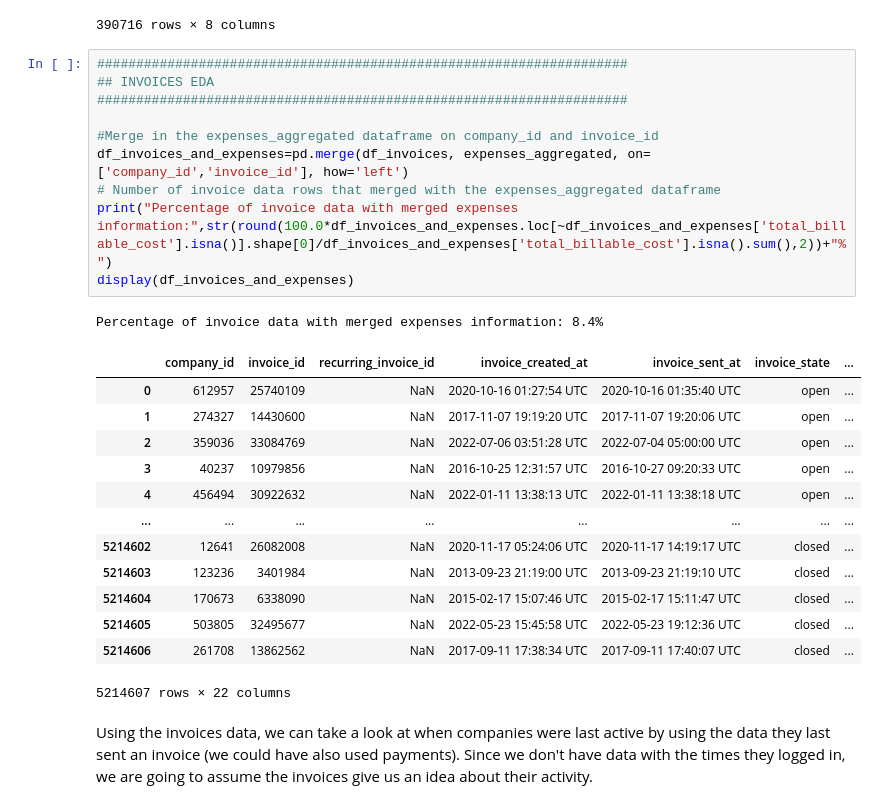
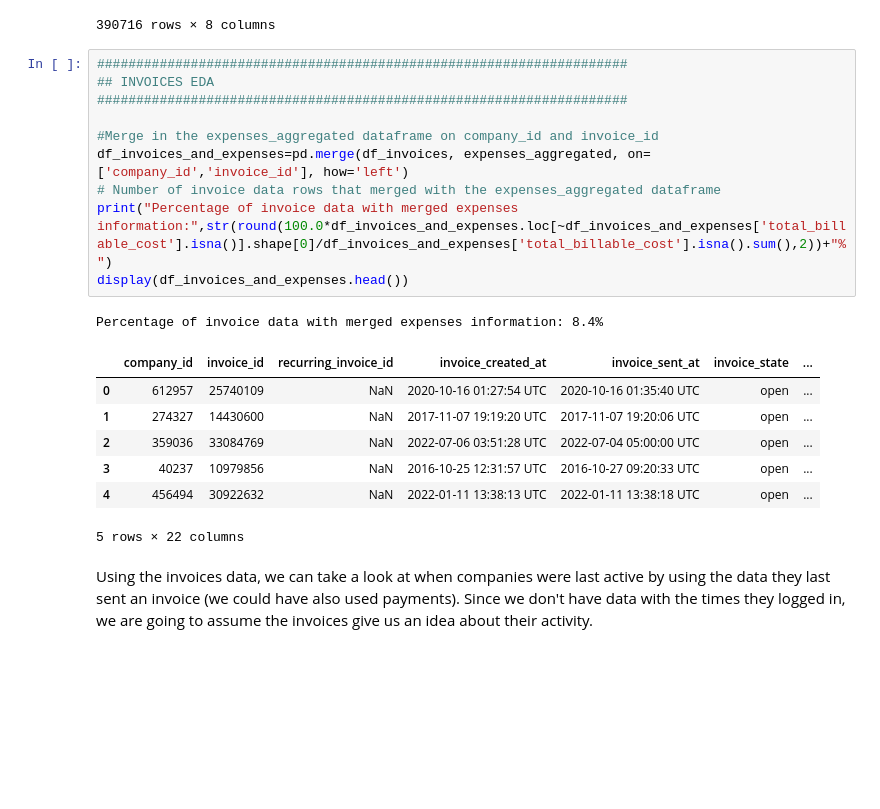
Before and after one commit to theperpetualmeatball/Harvest, a Jupyter notebook: harvest_take_home_assignment_v2.ipynb, the cells around one changed output. Cells and saved outputs as stored; diff of their text form; blank space fills up the shorter version.

```diff
--- a/harvest_take_home_assignment_v2.ipynb
+++ b/harvest_take_home_assignment_v2.ipynb
@@ -303,28 +307,22 @@ display(expenses_aggregated)
 # %%
 ####################################################################
 ## INVOICES EDA
 ####################################################################
 
 #Merge in the expenses_aggregated dataframe on company_id and invoice_id
 df_invoices_and_expenses=pd.merge(df_invoices, expenses_aggregated, on=['company_id','invoice_id'], how='left')
 # Number of invoice data rows that merged with the expenses_aggregated dataframe
 print("Percentage of invoice data with merged expenses information:",str(round(100.0*df_invoices_and_expenses.loc[~df_invoices_and_expenses['total_billable_cost'].isna()].shape[0]/df_invoices_and_expenses['total_billable_cost'].isna().sum(),2))+"%")
-display(df_invoices_and_expenses)
+display(df_invoices_and_expenses.head())
 # %% [output]
 Percentage of invoice data with merged expenses information: 8.4%
 |  | company_id | invoice_id | recurring_invoice_id | invoice_created_at | invoice_sent_at | invoice_state | ... |
 | 0 | 612957 | 25740109 | NaN | 2020-10-16 01:27:54 UTC | 2020-10-16 01:35:40 UTC | open | ... |
 | 1 | 274327 | 14430600 | NaN | 2017-11-07 19:19:20 UTC | 2017-11-07 19:20:06 UTC | open | ... |
 | 2 | 359036 | 33084769 | NaN | 2022-07-06 03:51:28 UTC | 2022-07-04 05:00:00 UTC | open | ... |
 | 3 | 40237 | 10979856 | NaN | 2016-10-25 12:31:57 UTC | 2016-10-27 09:20:33 UTC | open | ... |
 | 4 | 456494 | 30922632 | NaN | 2022-01-11 13:38:13 UTC | 2022-01-11 13:38:18 UTC | open | ... |
-| ... | ... | ... | ... | ... | ... | ... | ... |
-| 5214602 | 12641 | 26082008 | NaN | 2020-11-17 05:24:06 UTC | 2020-11-17 14:19:17 UTC | closed | ... |
-| 5214603 | 123236 | 3401984 | NaN | 2013-09-23 21:19:00 UTC | 2013-09-23 21:19:10 UTC | closed | ... |
-| 5214604 | 170673 | 6338090 | NaN | 2015-02-17 15:07:46 UTC | 2015-02-17 15:11:47 UTC | closed | ... |
-| 5214605 | 503805 | 32495677 | NaN | 2022-05-23 15:45:58 UTC | 2022-05-23 19:12:36 UTC | closed | ... |
-| 5214606 | 261708 | 13862562 | NaN | 2017-09-11 17:38:34 UTC | 2017-09-11 17:40:07 UTC | closed | ... |
-5214607 rows × 22 columns
+5 rows × 22 columns
 # %% [markdown]
 Using the invoices data, we can take a look at when companies were last active by using the data they last sent an invoice (we could have also used payments). Since we don't have data with the times they logged in, we are going to assume the invoices give us an idea about their activity.
 # %%
```
Also changed, not shown: parts of 2 cells of this notebook.
